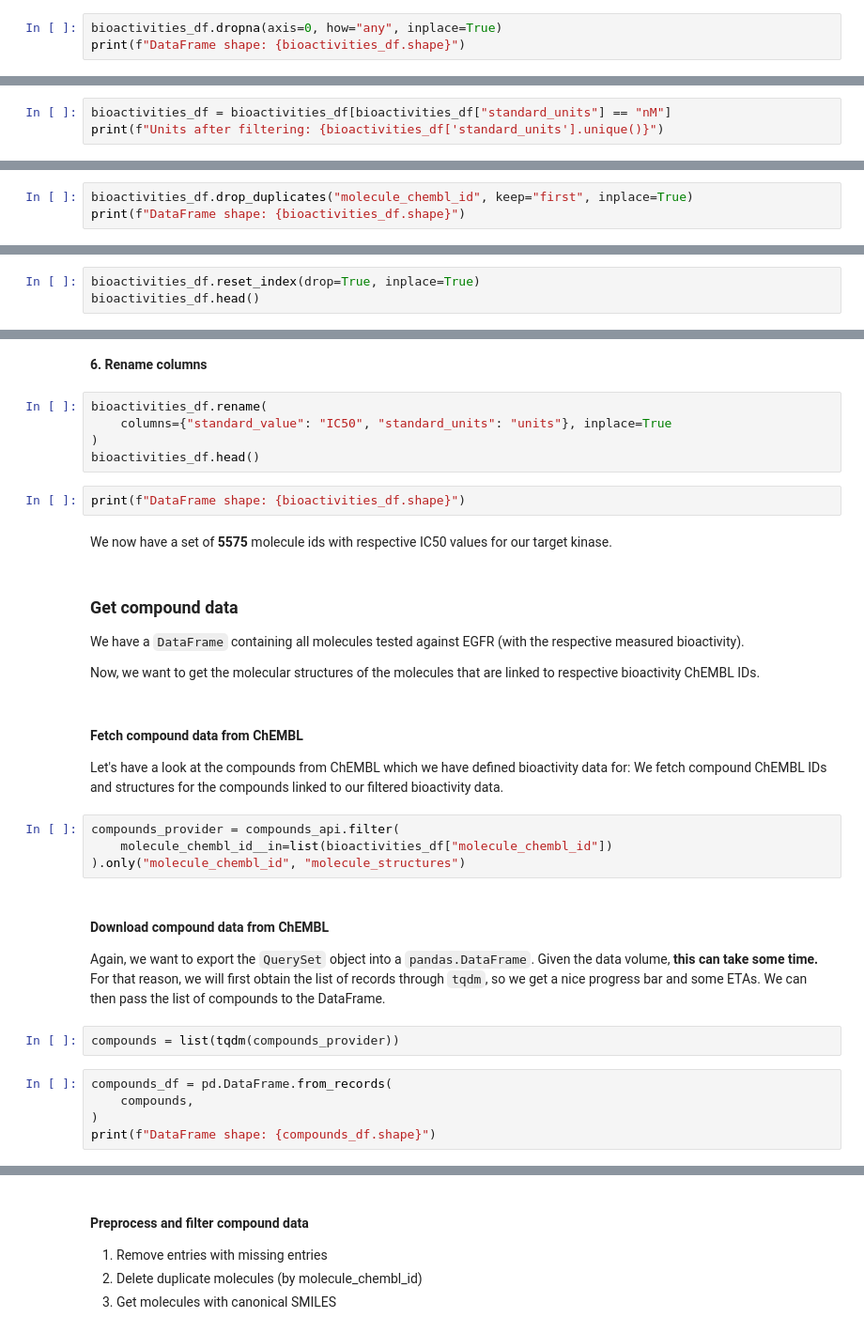
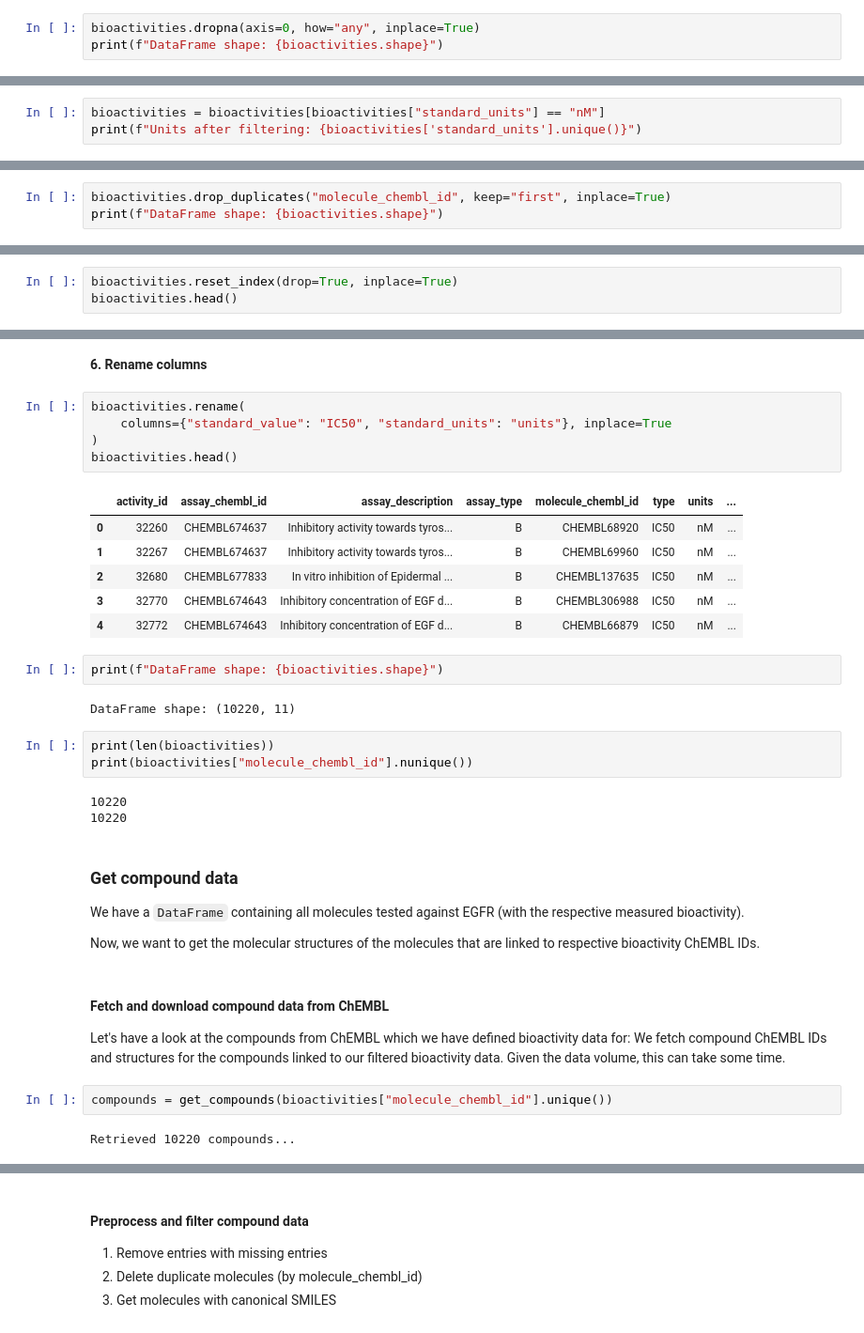
Before and after one commit to IdaDeVries/teachopencadd, a Jupyter notebook: talktorials/T001_query_chembl/talktorial.ipynb, the cells around one changed output, grey strips where cells are left out. Shown at 94% size. Drawn from its saved outputs; the diff is of its cells as text.

```diff
--- a/talktorials/T001_query_chembl/talktorial.ipynb
+++ b/talktorials/T001_query_chembl/talktorial.ipynb
@@ -322,5 +407,5 @@ bioactivities_df.dtypes
 
 Use the parameter `inplace=True` to drop values in the current `DataFrame` directly.
 # %%
-bioactivities_df.dropna(axis=0, how="any", inplace=True)
-print(f"DataFrame shape: {bioactivities_df.shape}")
+bioactivities.dropna(axis=0, how="any", inplace=True)
+print(f"DataFrame shape: {bioactivities.shape}")
@@ -337,3 +429,3 @@ print(
 # %%
-bioactivities_df = bioactivities_df[bioactivities_df["standard_units"] == "nM"]
-print(f"Units after filtering: {bioactivities_df['standard_units'].unique()}")
+bioactivities = bioactivities[bioactivities["standard_units"] == "nM"]
+print(f"Units after filtering: {bioactivities['standard_units'].unique()}")
@@ -346,5 +444,5 @@ Sometimes the same molecule (`molecule_chembl_id`) has been tested more than onc
 
 Note other choices could be to keep the one with the best value or a mean value of all assay results for the respective compound.
 # %%
-bioactivities_df.drop_duplicates("molecule_chembl_id", keep="first", inplace=True)
-print(f"DataFrame shape: {bioactivities_df.shape}")
+bioactivities.drop_duplicates("molecule_chembl_id", keep="first", inplace=True)
+print(f"DataFrame shape: {bioactivities.shape}")
@@ -353,5 +453,5 @@ print(f"DataFrame shape: {bioactivities_df.shape}")
 
 Since we deleted some rows, but we want to iterate over the index later, we reset the index to be continuous.
 # %%
-bioactivities_df.reset_index(drop=True, inplace=True)
-bioactivities_df.head()
+bioactivities.reset_index(drop=True, inplace=True)
+bioactivities.head()
@@ -358,14 +465,27 @@ bioactivities_df.head()
 # %% [markdown]
 **6. Rename columns**
 # %%
-bioactivities_df.rename(
+bioactivities.rename(
     columns={"standard_value": "IC50", "standard_units": "units"}, inplace=True
 )
-bioactivities_df.head()
+bioactivities.head()
+# %% [output]
+|  | activity_id | assay_chembl_id | assay_description | assay_type | molecule_chembl_id | type | units | ... |
+| 0 | 32260 | CHEMBL674637 | Inhibitory activity towards tyros... | B | CHEMBL68920 | IC50 | nM | ... |
+| 1 | 32267 | CHEMBL674637 | Inhibitory activity towards tyros... | B | CHEMBL69960 | IC50 | nM | ... |
+| 2 | 32680 | CHEMBL677833 | In vitro inhibition of Epidermal ... | B | CHEMBL137635 | IC50 | nM | ... |
+| 3 | 32770 | CHEMBL674643 | Inhibitory concentration of EGF d... | B | CHEMBL306988 | IC50 | nM | ... |
+| 4 | 32772 | CHEMBL674643 | Inhibitory concentration of EGF d... | B | CHEMBL66879 | IC50 | nM | ... |
 # %%
-print(f"DataFrame shape: {bioactivities_df.shape}")
+print(f"DataFrame shape: {bioactivities.shape}")
+# %% [output]
+DataFrame shape: (10220, 11)
-# %% [markdown]
-We now have a set of **5575** molecule ids with respective IC50 values for our target kinase.
+# %%
+print(len(bioactivities))
+print(bioactivities["molecule_chembl_id"].nunique())
+# %% [output]
+10220
+10220
 # %% [markdown]
 ### Get compound data
 
@@ -373,22 +493,11 @@ We have a `DataFrame` containing all molecules tested against EGFR (with the res
 
 Now, we want to get the molecular structures of the molecules that are linked to respective bioactivity ChEMBL IDs.
 # %% [markdown]
-#### Fetch compound data from ChEMBL
+#### Fetch and download compound data from ChEMBL
 
-Let's have a look at the compounds from ChEMBL which we have defined bioactivity data for: We fetch compound ChEMBL IDs and structures for the compounds linked to our filtered bioactivity data.
+Let's have a look at the compounds from ChEMBL which we have defined bioactivity data for: We fetch compound ChEMBL IDs and structures for the compounds linked to our filtered bioactivity data. Given the data volume, this can take some time.
-# %%
-compounds_provider = compounds_api.filter(
-    molecule_chembl_id__in=list(bioactivities_df["molecule_chembl_id"])
-).only("molecule_chembl_id", "molecule_structures")
-# %% [markdown]
-#### Download compound data from ChEMBL
-
-Again, we want to export the `QuerySet` object into a `pandas.DataFrame`. Given the data volume, **this can take some time.** For that reason, we will first obtain the list of records through `tqdm`, so we get a nice progress bar and some ETAs. We can then pass the list of compounds to the DataFrame.
-# %%
-compounds = list(tqdm(compounds_provider))
-# %%
-compounds_df = pd.DataFrame.from_records(
-    compounds,
-)
-print(f"DataFrame shape: {compounds_df.shape}")
+# %%
+compounds = get_compounds(bioactivities["molecule_chembl_id"].unique())
+# %% [output]
+Retrieved 10220 compounds...
 # %%
```
Also changed, not shown: parts of 54 cells of this notebook, 3 other files.
